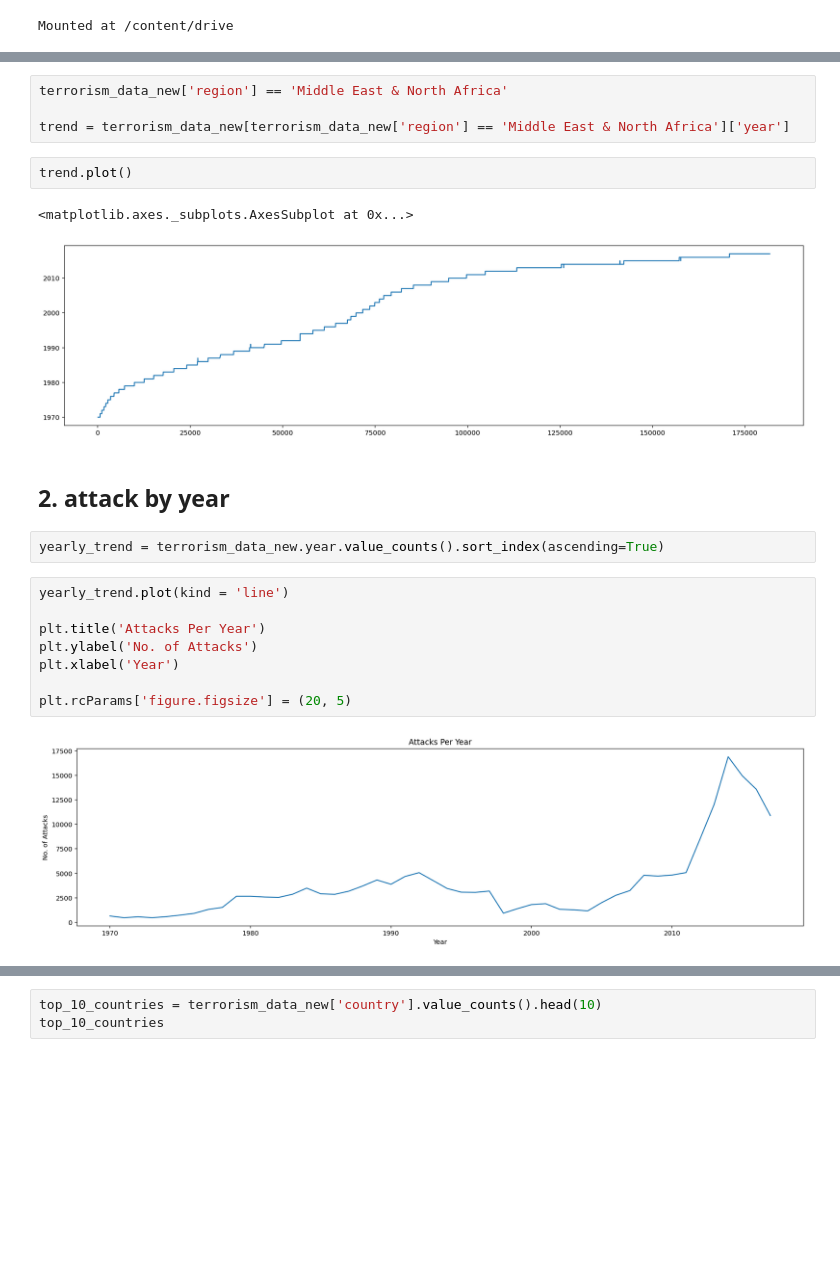
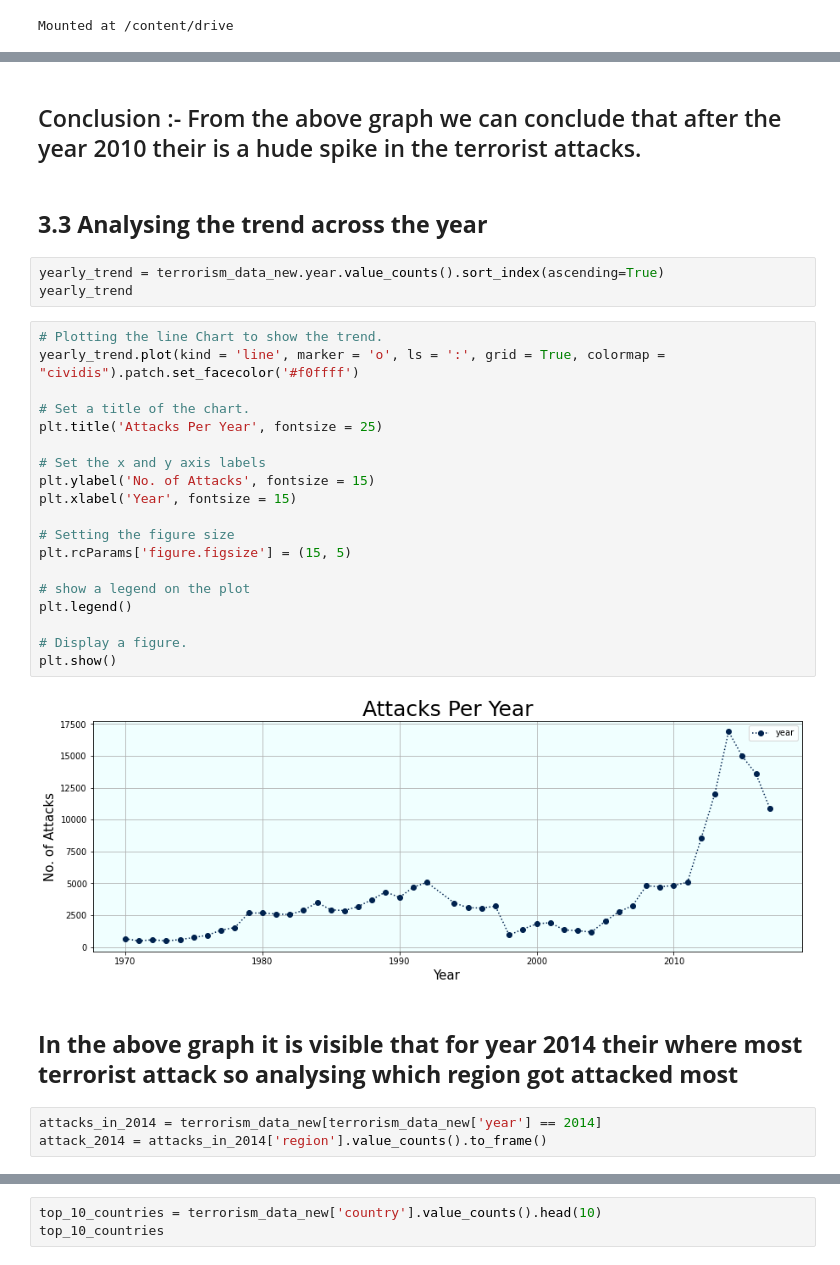
Before and after one commit to sainirajesh17/Global_Terrorism_Analysis_EDA, a Jupyter notebook: Global_Terrorism_Analysis_Capstone_Project.ipynb, the cells around one changed output, grey strips where cells are left out. Saved outputs shown, nothing was run; the diff lists cells and outputs as text; blank space fills up the shorter version.

```diff
--- a/Global_Terrorism_Analysis_Capstone_Project.ipynb
+++ b/Global_Terrorism_Analysis_Capstone_Project.ipynb
@@ -164,23 +232,33 @@ plt.rcParams['figure.figsize'] = (20, 5)
-# %%
-terrorism_data_new['region'] == 'Middle East & North Africa'
-
-trend = terrorism_data_new[terrorism_data_new['region'] == 'Middle East & North Africa']['year']
-# %%
-trend.plot()
-# %% [output]
-<matplotlib.axes._subplots.AxesSubplot at 0x...>
-[figure, removed]
-# %% [markdown]
-## <b> 2. attack by year
+# %% [markdown]
+## Conclusion :- From the above graph we can conclude that after the year 2010 their is a hude spike in the terrorist attacks.
+# %% [markdown]
+## <b> 3.3 Analysing the trend across the year
 # %%
 yearly_trend = terrorism_data_new.year.value_counts().sort_index(ascending=True)
+yearly_trend
-# %%
-yearly_trend.plot(kind = 'line')
-
-plt.title('Attacks Per Year')
-plt.ylabel('No. of Attacks')
-plt.xlabel('Year')
-
-plt.rcParams['figure.figsize'] = (20, 5)
-# %% [output]
-[figure, removed]
+# %%
+# Plotting the line Chart to show the trend.
+yearly_trend.plot(kind = 'line', marker = 'o', ls = ':', grid = True, colormap = "cividis").patch.set_facecolor('#f0ffff')
+
+# Set a title of the chart.
+plt.title('Attacks Per Year', fontsize = 25)
+
+# Set the x and y axis labels
+plt.ylabel('No. of Attacks', fontsize = 15)
+plt.xlabel('Year', fontsize = 15)
+
+# Setting the figure size
+plt.rcParams['figure.figsize'] = (15, 5)
+
+# show a legend on the plot
+plt.legend()
+
+# Display a figure.
+plt.show()
+# %% [output]
+[figure, added]
+# %% [markdown]
+## <b> In the above graph it is visible that for year 2014 their where most terrorist attack so analysing which region got attacked most
+# %%
+attacks_in_2014 = terrorism_data_new[terrorism_data_new['year'] == 2014]
+attack_2014 = attacks_in_2014['region'].value_counts().to_frame()
```
Also changed, not shown: parts of 72 cells of this notebook.
